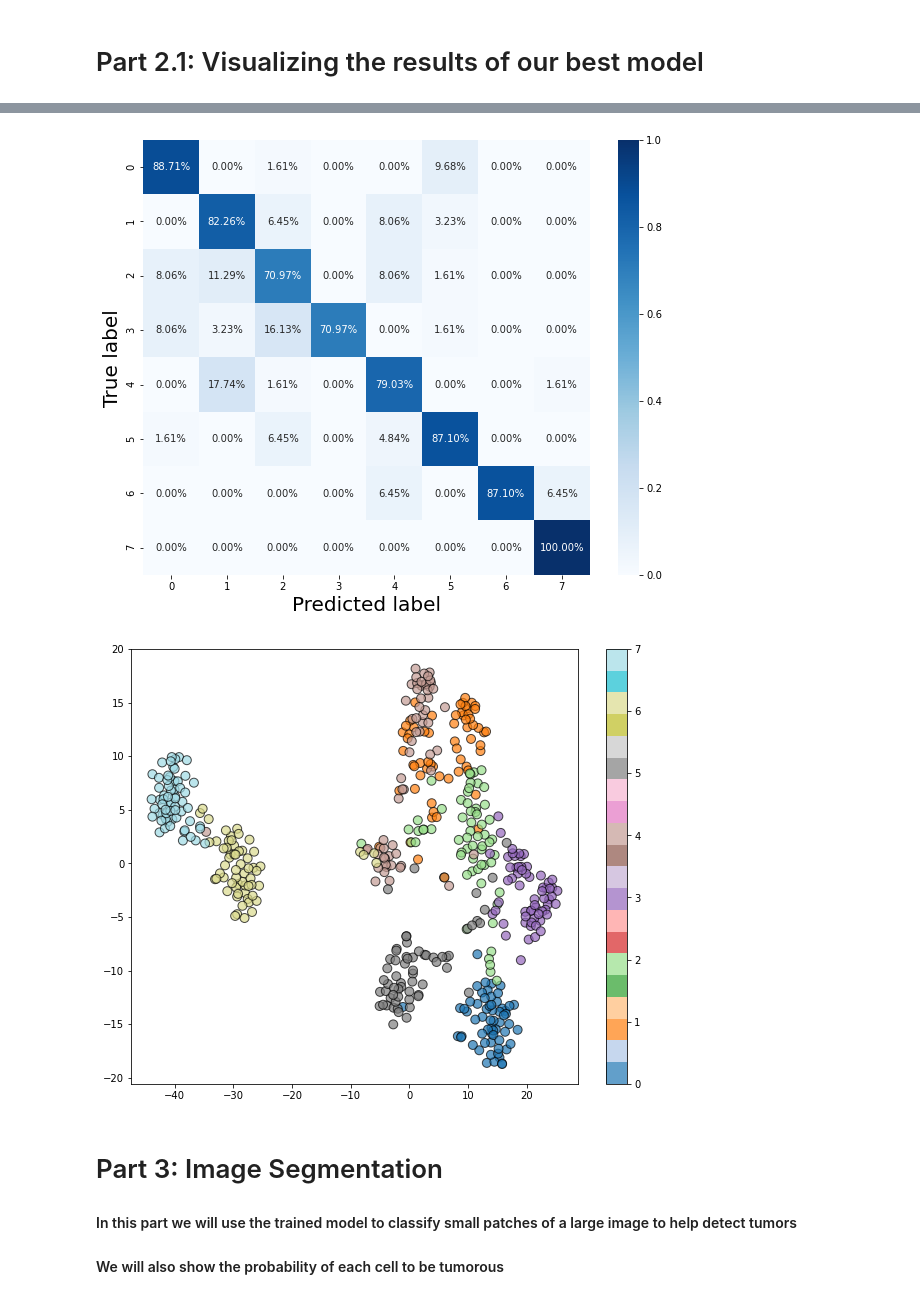
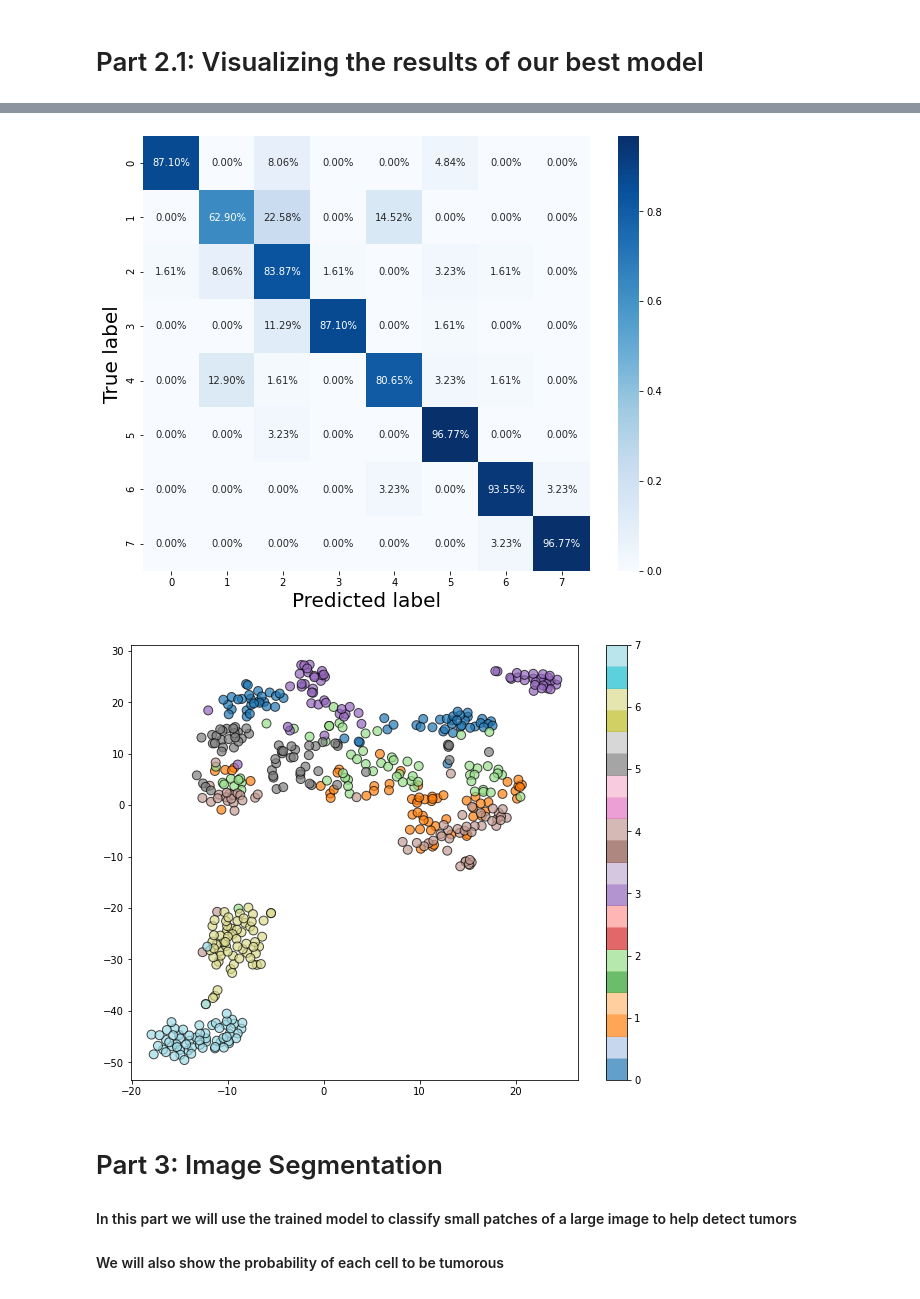
Before and after one commit to ithamar000/DeepLearningFinalProject, a Jupyter notebook: FinalProject.ipynb, the cells around one changed output, grey strips where cells are left out. Cells and saved outputs as stored; diff of their text form; code cells hidden in the pictures.

```diff
--- a/FinalProject.ipynb
+++ b/FinalProject.ipynb
@@ -410,11 +422,11 @@ plot_results(big_model_aug_history)
 # %%
-plot_confusion_matrix(big_model_aug,test_generator_aug)
+plot_confusion_matrix(small_model_aug,test_generator_aug)
 # %% [output]
-[figure, old version]
+[figure, new version]
 # %%
-visualize_labelled_data(big_model_aug, test_generator_aug)
+visualize_labelled_data(small_model_aug, test_generator_aug)
 # %% [output]
-[figure, old version]
+[figure, new version]
 # %% [markdown]
 # Part 3: Image Segmentation
 
```
Also changed, not shown: parts of 12 cells of this notebook.
